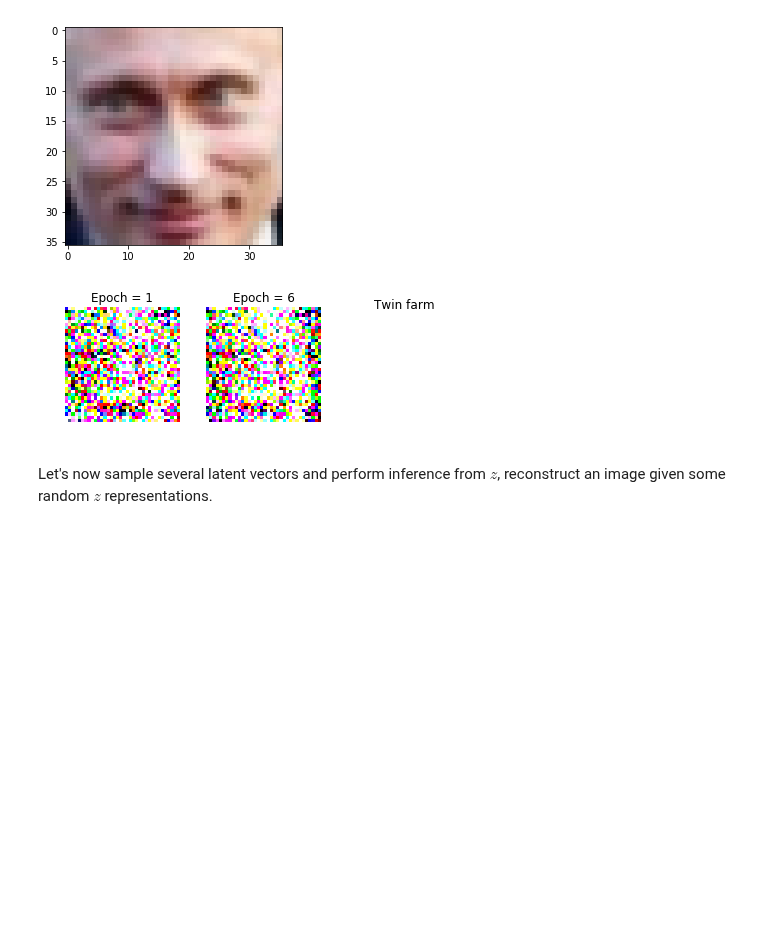
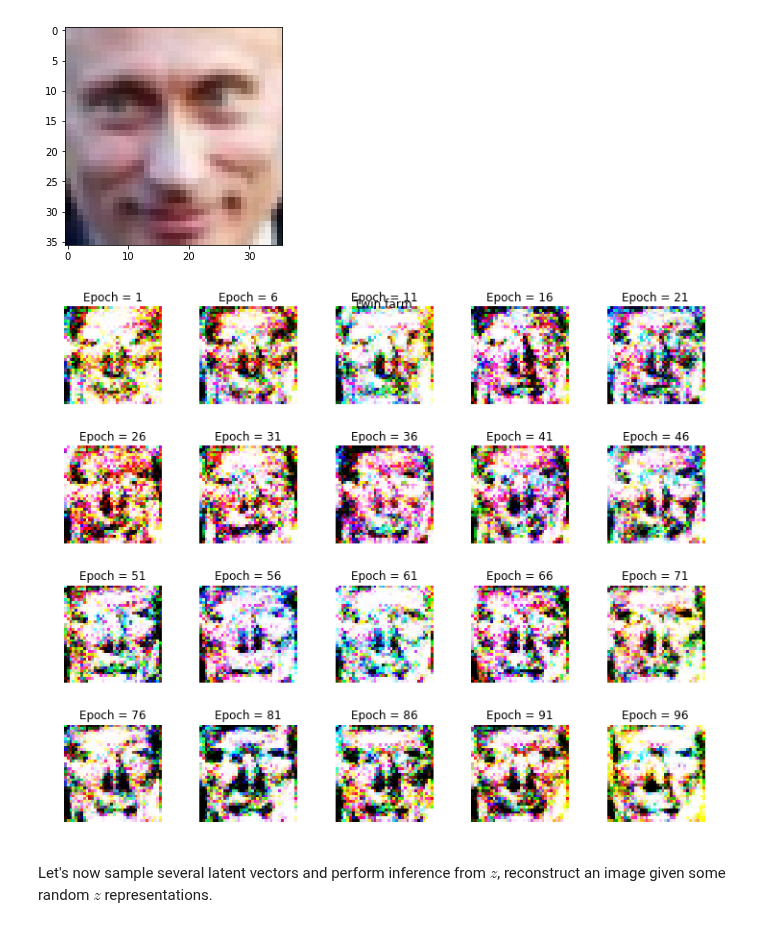
Before and after one commit to SomeoneSerge/skt_deeplearning, a Jupyter notebook: HW3/homework03_part2_vae_advanced.ipynb, the cells around one changed output. Cells and saved outputs as stored; diff of their text form; code cells hidden in the pictures; blank space fills up the shorter version.

```diff
--- a/HW3/homework03_part2_vae_advanced.ipynb
+++ b/HW3/homework03_part2_vae_advanced.ipynb
@@ -134,22 +134,20 @@ dimZ = 100 # Considering face reconstruction task, which size of representation
 class Autoencoder(nn.Module):
     def __init__(self):
         super(Autoencoder, self).__init__()
+        img_size = 3*image_h*image_w
         self.encoder = torch.nn.Sequential(
             # BatchReshape(3*image_h*image_w),
-            torch.nn.Linear(3*image_h*image_w, 20*dimZ),
-            torch.nn.BatchNorm1d(20*dimZ),
-            torch.nn.ReLU(),
-            torch.nn.Linear(20*dimZ, 10*dimZ),
-            torch.nn.ReLU(),
-            torch.nn.Linear(10*dimZ, dimZ),
-            torch.nn.Sigmoid(),
+            torch.nn.Linear(img_size, 2*img_size),
+            torch.nn.BatchNorm1d(2*img_size),
+            torch.nn.LeakyReLU(.1),
+            torch.nn.Linear(2*img_size, dimZ),
+            # torch.nn.Sigmoid(),
         )
         self.decoder = torch.nn.Sequential(
-            torch.nn.Linear(dimZ,10*dimZ),
-            torch.nn.ReLU(),
-            torch.nn.Linear(10*dimZ, 20*dimZ),
-            torch.nn.ReLU(),
-            torch.nn.Linear(20*dimZ, 3*image_w*image_h),
+            torch.nn.Linear(dimZ, 2*img_size),
+            torch.nn.LeakyReLU(.1),
+            torch.nn.Linear(2*img_size, img_size),
+            torch.nn.Sigmoid()
             # BatchReshape(3, image_h, image_w),
         )
         self.apply(weight_init)
@@ -211,6 +209,8 @@ def epoch_aenc(net, opt, loss, data):
 
 def train_aenc(experiment_name, net, opt, loss, data_train, data_test, n_epochs):
     tensorboard = tensorboardX.SummaryWriter(f'vae_runs/{experiment_name}')
+    z = torch.randn(1, dimZ, device=DEVICE) * torch.std(net.encoder(next(iter(data)).to(DEVICE)).view(-1))
+    image_progress = []
     mse = torch.nn.MSELoss()
     def metric(net, data):
         mses = []
@@ -225,10 +225,13 @@ def train_aenc(experiment_name, net, opt, loss, data_train, data_test, n_epochs)
         for i, (scalar_name, scalar_val) in enumerate(epoch_aenc(net, opt, loss, data_train)):
             tensorboard.add_scalar(scalar_name, scalar_val, i)
         tensorboard.add_scalar('evaluation', metric(net, data_test), e)
+        with torch.no_grad():
+            net.eval()
+            image_progress.append(net.decoder(z).clamp(0, 1).cpu().numpy())
+            tensorboard.add_image('image_progress', image_progress[-1].reshape((image_h, image_w, 3)), e, dataformats='HWC')
+    return image_progress
 # %%
 ! rm -rf vae_runs
-# %%
-train_aenc('fc3', autoencoder, optimizer, criterion, train_loader, val_loader, 50)
 # %%
 %load_ext tensorboard.notebook
 %tensorboard --logdir vae_runs
@@ -239,4 +242,6 @@ Reusing TensorBoard on port 6007 (pid 2409), started 0:22:40 ago. (Use '!kill 24
 [interactive output not drawn]
+# %%
+image_progress = train_aenc('fc_no_midsigmoid', autoencoder, optimizer, criterion, train_loader, val_loader, 40)
 # %%
 # Examine the reconstructions
 for j, data in enumerate(val_loader, 0):
@@ -273,21 +274,17 @@ plt.imshow(putin.numpy().reshape((image_w, image_w, 3)))
 <matplotlib.image.AxesImage at 0x...>
 [figure]
 # %%
-# just to see what the code below does (I don't want to read it)
-z = (np.random.randn(2, dimZ)*0.5).astype('float32')
-image_progress = autoencoder.decoder(Variable(torch.from_numpy(z)).cuda()).clamp(0, 1)
-
 plt.figure(figsize=(10, 12))
 plt.suptitle('Twin farm')
 for i in range(len(image_progress[:20])):
     plt.subplots_adjust(bottom=0.0, left=.1, right=.9, top=.50, hspace=.15)
     plt.subplot(6, 5, 5*(i//5) + i % 5 + 1)
-    plt.imshow(image_progress[i].clamp(0,1).data.cpu().numpy().reshape(image_w, image_h, 3))
+    plt.imshow(image_progress[i].reshape(image_w, image_h, 3))
     plt.title('Epoch = {}'.format(i * 5 + 1))
     plt.axis('off')
 plt.tight_layout()
 # %% [output]
-[figure, old version]
+[figure, new version]
 # %% [markdown]
 Let's now sample several latent vectors and perform inference from $z$, reconstruct an image given some random $z$ representations.
 # %%
```
Also changed, not shown: parts of 17 cells of this notebook, 2 other files.
